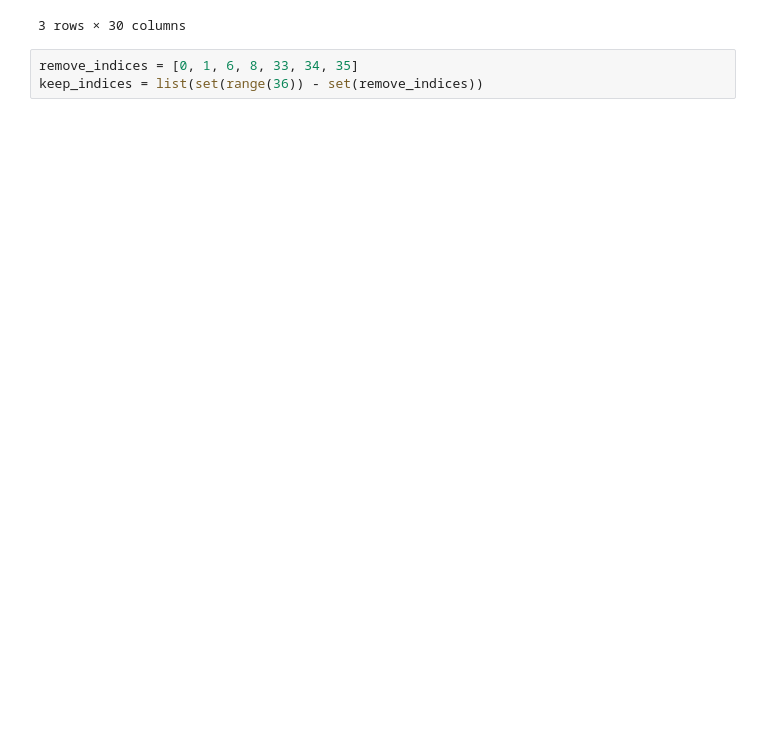
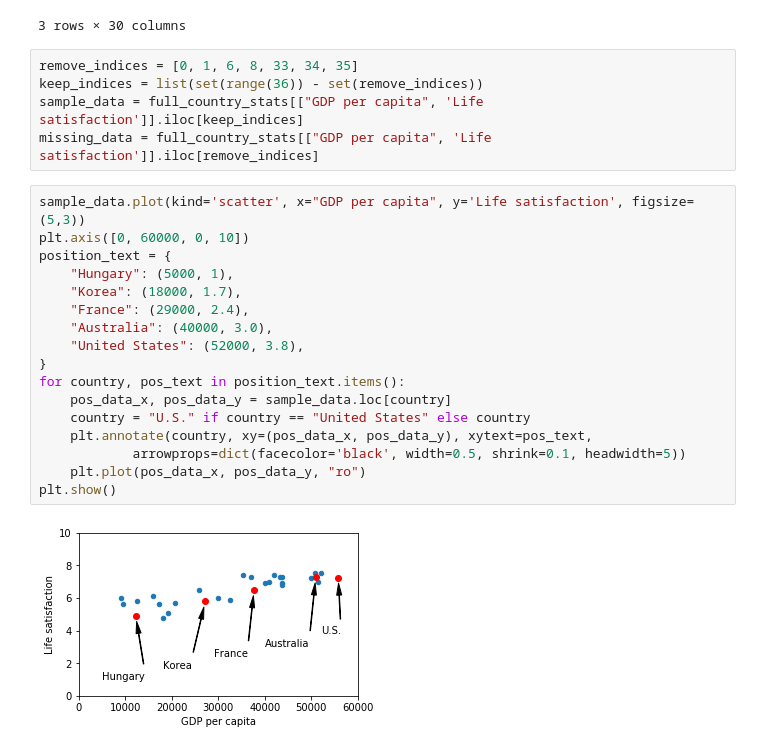
Before and after one commit to soma11soma11/machine_learning_practice, a Jupyter notebook: Chapter1/Chapter1.ipynb, the cells around one changed output. Drawn from its saved outputs; the diff is of its cells as text; blank space fills up the shorter version.

```diff
--- a/Chapter1/Chapter1.ipynb
+++ b/Chapter1/Chapter1.ipynb
@@ -50,3 +50,24 @@ full_country_stats.head(3)
 # %%
 remove_indices = [0, 1, 6, 8, 33, 34, 35]
 keep_indices = list(set(range(36)) - set(remove_indices))
+sample_data = full_country_stats[["GDP per capita", 'Life satisfaction']].iloc[keep_indices]
+missing_data = full_country_stats[["GDP per capita", 'Life satisfaction']].iloc[remove_indices]
+# %%
+sample_data.plot(kind='scatter', x="GDP per capita", y='Life satisfaction', figsize=(5,3))
+plt.axis([0, 60000, 0, 10])
+position_text = {
+    "Hungary": (5000, 1),
+    "Korea": (18000, 1.7),
+    "France": (29000, 2.4),
+    "Australia": (40000, 3.0),
+    "United States": (52000, 3.8),
+}
+for country, pos_text in position_text.items():
+    pos_data_x, pos_data_y = sample_data.loc[country]
+    country = "U.S." if country == "United States" else country
+    plt.annotate(country, xy=(pos_data_x, pos_data_y), xytext=pos_text,
+            arrowprops=dict(facecolor='black', width=0.5, shrink=0.1, headwidth=5))
+    plt.plot(pos_data_x, pos_data_y, "ro")
+plt.show()
+# %% [output]
+[figure, added]
```
Also changed, not shown: parts of 4 cells of this notebook.
